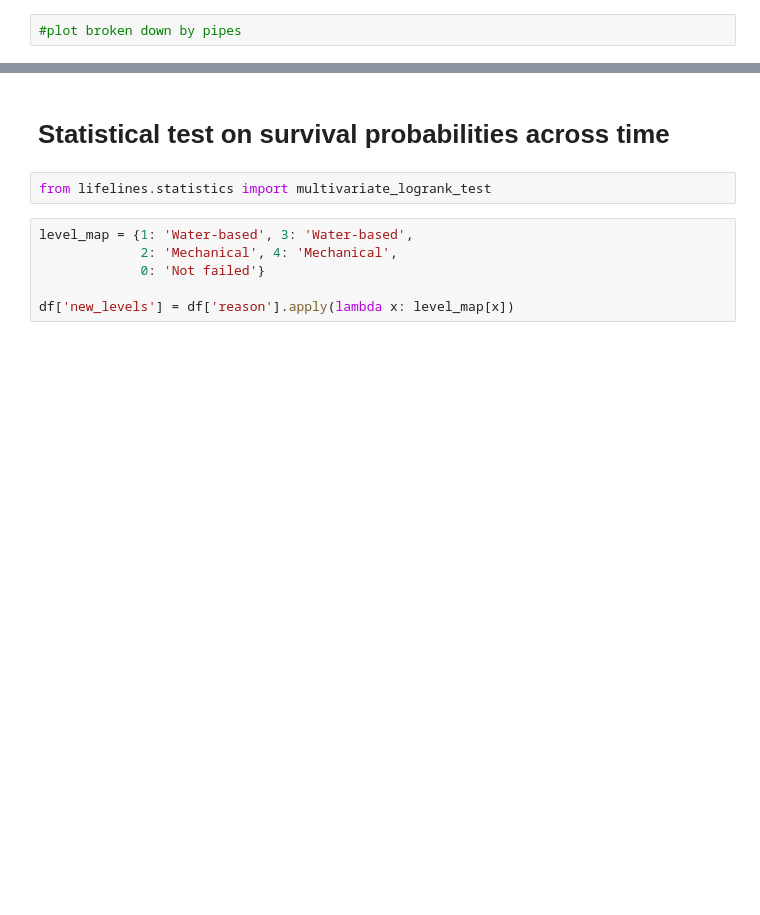
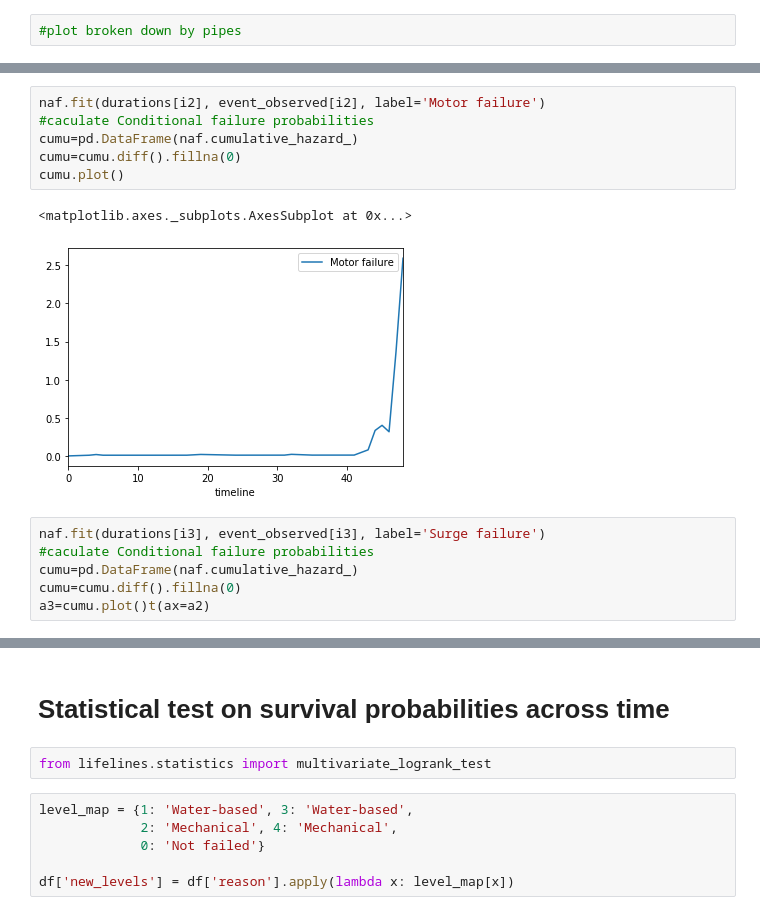
Before and after one commit to luwu29/IAA_profiles, a Jupyter notebook: Survival Analysis.ipynb, the cells around one changed output, grey strips where cells are left out. Cells and saved outputs as stored; diff of their text form; blank space fills up the shorter version.

```diff
--- a/Survival Analysis.ipynb
+++ b/Survival Analysis.ipynb
@@ -237,0 +339,15 @@ timeline
+# %%
+naf.fit(durations[i2], event_observed[i2], label='Motor failure')
+#caculate Conditional failure probabilities
+cumu=pd.DataFrame(naf.cumulative_hazard_)
+cumu=cumu.diff().fillna(0)
+cumu.plot()
+# %% [output]
+<matplotlib.axes._subplots.AxesSubplot at 0x...>
+[figure, added]
+# %%
+naf.fit(durations[i3], event_observed[i3], label='Surge failure')
+#caculate Conditional failure probabilities
+cumu=pd.DataFrame(naf.cumulative_hazard_)
+cumu=cumu.diff().fillna(0)
+a3=cumu.plot()t(ax=a2)
```
Also changed, not shown: parts of 16 cells of this notebook.
